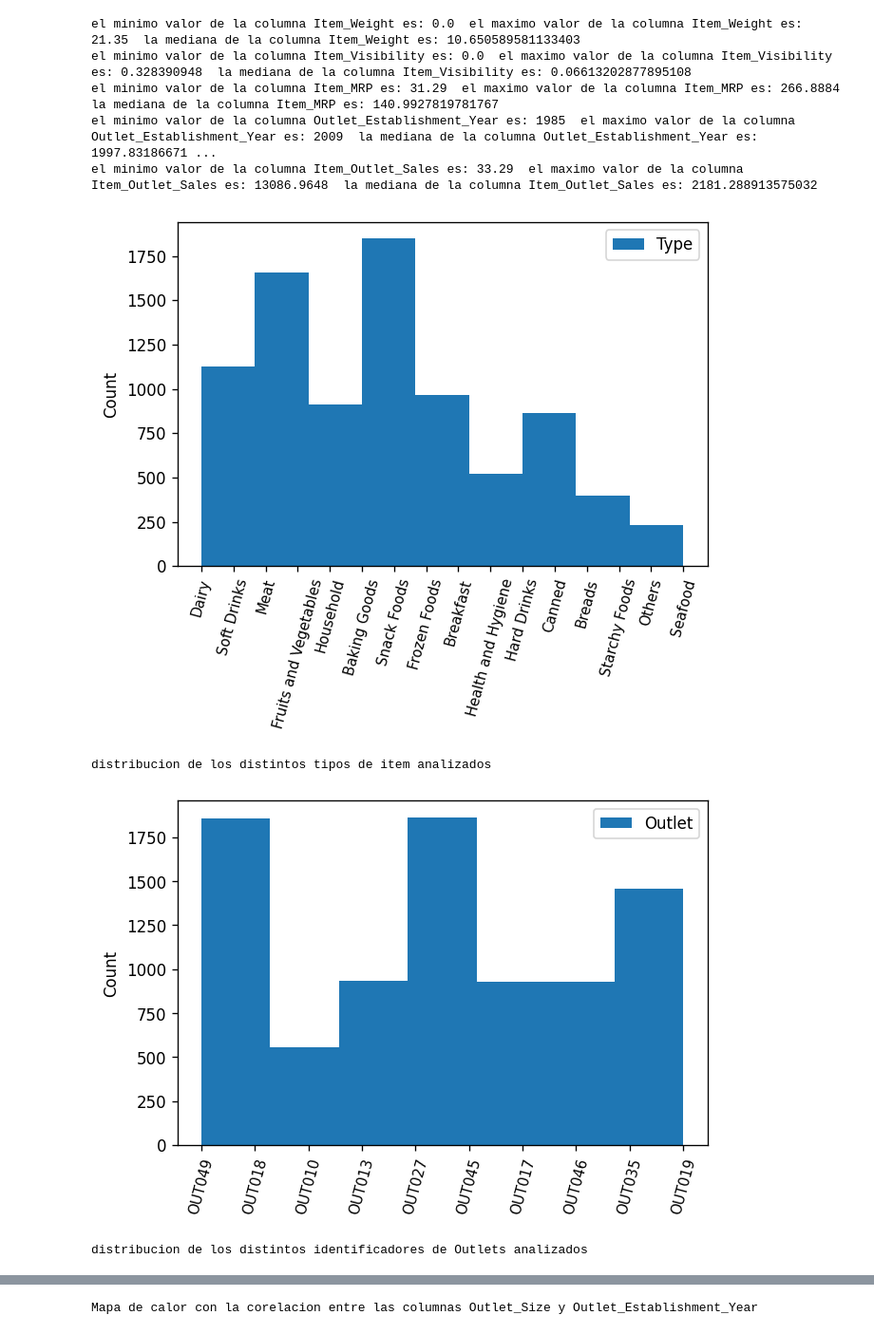
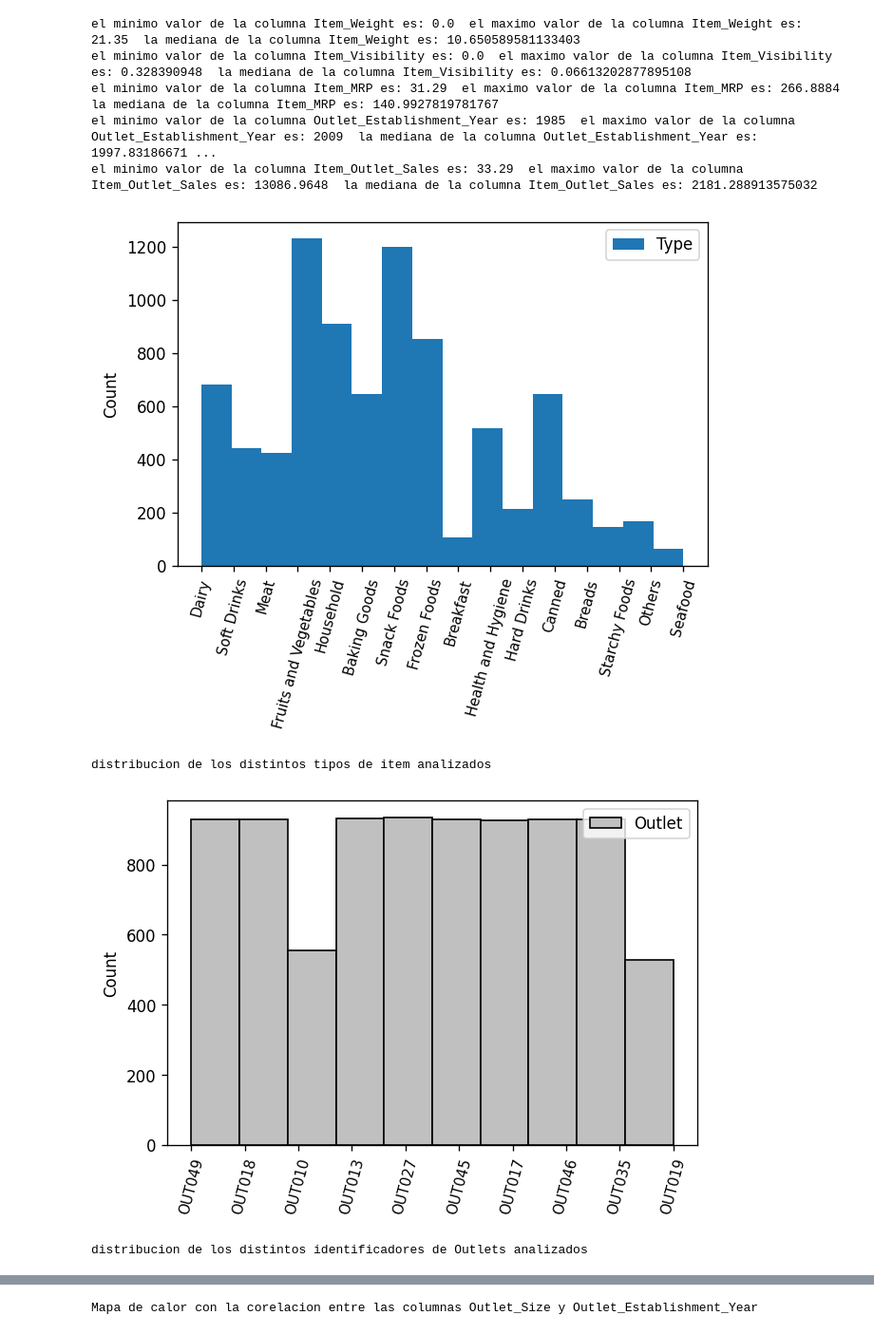
Before and after one commit to Jorge2018/prediccion_ventas, a Jupyter notebook: prediccion_ventas04.ipynb, the cells around one changed output, grey strips where cells are left out. Shown at 95% size. Cells and saved outputs as stored; diff of their text form; code cells hidden in the pictures.

```diff
--- a/prediccion_ventas04.ipynb
+++ b/prediccion_ventas04.ipynb
@@ -106,33 +106,33 @@ el minimo valor de la columna Item_MRP es: 31.29  el maximo valor de la columna
 el minimo valor de la columna Outlet_Establishment_Year es: 1985  el maximo valor de la columna Outlet_Establishment_Year es: 2009  la mediana de la columna Outlet_Establishment_Year es: 1997.83186671 ...
 el minimo valor de la columna Item_Outlet_Sales es: 33.29  el maximo valor de la columna Item_Outlet_Sales es: 13086.9648  la mediana de la columna Item_Outlet_Sales es: 2181.288913575032
 # %%
-x =df['Item_Type']
-num_bins = 9
-etiqueta=['Type']
-fig1 = plt.figure(dpi=120)
-ax1 = fig1.add_subplot(1,1,1)
-ax1.hist(x, num_bins, density=False)
-ax1.set_ylabel("Count")
-ax1.legend(etiqueta)
-plt.xticks(rotation=75,fontsize=9)
-plt.show()
+x =df['Item_Type']                       #Asignacion de valores para el eje x
+num_bins = len(df['Item_Type'].unique()) #Cantidad de cols segun la cantidad de registros unicos de la col 'Item_Type'
+etiqueta=['Type']                        #Asignacion de valores para la etiqueta
+fig1 = plt.figure(dpi=120)               #Tamaño del grafo
+ax1 = fig1.add_subplot(1,1,1)            #Asignacion a la variable ax1 de la figura del grafico
+ax1.hist(x, num_bins)                    #Creacion de grafo del tipo histograma
+ax1.set_ylabel("Count")                  #leyenda del eje y
+ax1.legend(etiqueta)                     #leyenda de la etiqueta
+plt.xticks(rotation=75,fontsize=9)       #rotacion y fuente de la leyenda del eje x
+plt.show()                               #muestra el grafo
 print('distribucion de los distintos tipos de item analizados')
 # %% [output]
-[figure, old version]
+[figure, new version]
 distribucion de los distintos tipos de item analizados
 # %%
-x =df['Outlet_Identifier']
-num_bins = 7
-etiqueta=['Outlet']
-fig1 = plt.figure(dpi=120)
-ax1 = fig1.add_subplot(1,1,1)
-ax1.hist(x, num_bins, density=False)
-ax1.set_ylabel("Count")
-ax1.legend(etiqueta)
-plt.xticks(rotation=75,fontsize=9)
-plt.show()
+x =df['Outlet_Identifier']                                #Asignacion de valores para el eje x
+num_bins = len(df['Outlet_Identifier'].unique())          #Cantidad de cols segun la cantidad de registros unicos de la col 'Item_Type'
+etiqueta=['Outlet']                                       #Asignacion de valores para la etiqueta
+fig1 = plt.figure(dpi=120)                                #Tamaño del grafo
+ax1 = fig1.add_subplot(1,1,1)                             #Asignacion a la variable ax1 de la figura del grafico
+ax1.hist(x, num_bins,color='silver',edgecolor = "black")  #Creacion de grafo del tipo histograma, considera color de fondo (color) y del borde de linea (edgecolor)
+ax1.set_ylabel("Count")                                   #leyenda del eje y
+ax1.legend(etiqueta)                                      #leyenda de la etiqueta
+plt.xticks(rotation=75,fontsize=9)                        #rotacion y fuente de la leyenda del eje x
+plt.show()                                                #muestra el grafo
 print('distribucion de los distintos identificadores de Outlets analizados')
 # %% [output]
-[figure, old version]
+[figure, new version]
 distribucion de los distintos identificadores de Outlets analizados
 # %%
```
Also changed, not shown: parts of 3 cells of this notebook.
